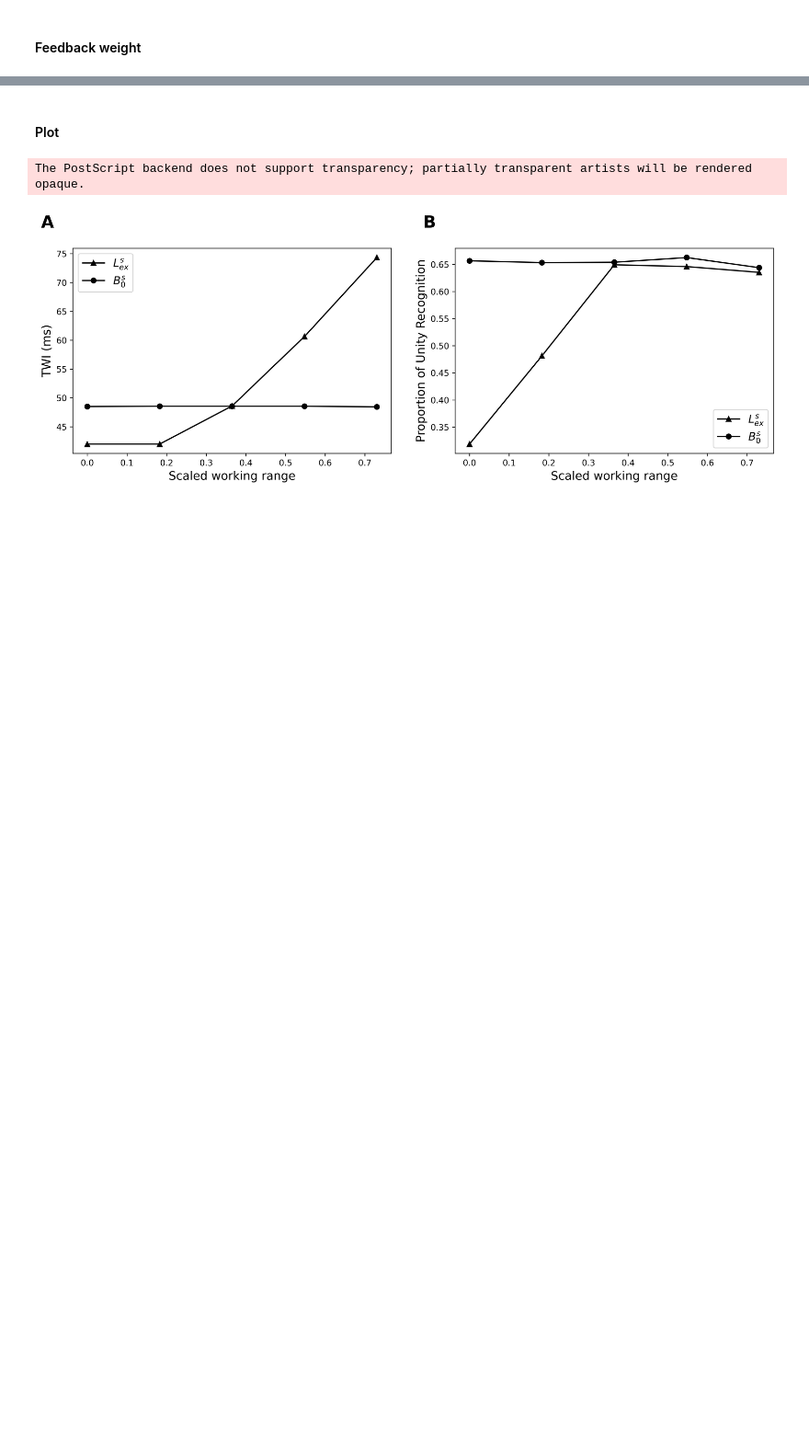
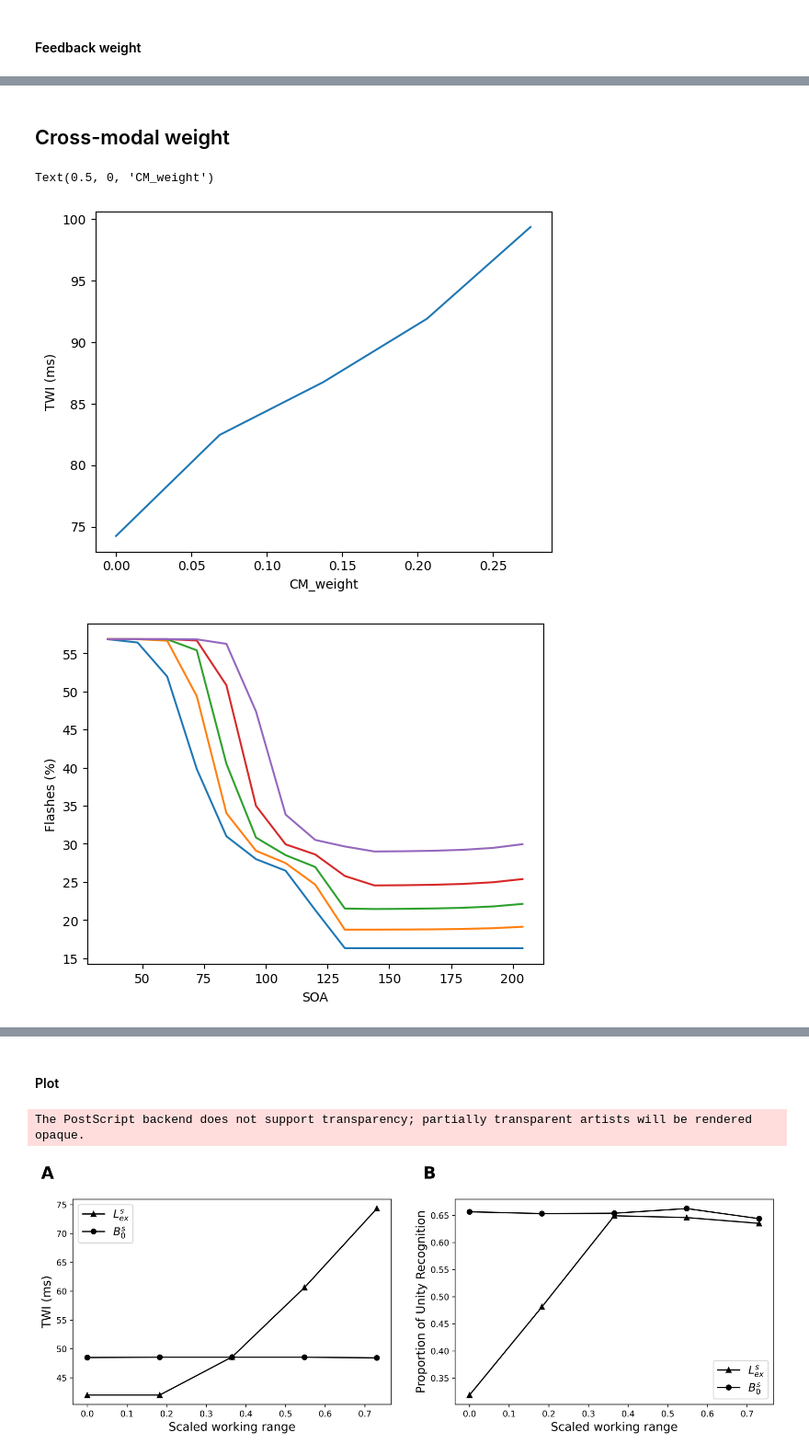
Before and after one commit to renatoparedes/SCZ_DFI_Model, a Jupyter notebook: HSPQ_Parameter_Exploration.ipynb, the cells around one changed output, grey strips where cells are left out. Shown at 92% size. Drawn from its saved outputs; the diff is of its cells as text; code cells hidden in the pictures; blank space fills up the shorter version.

```diff
--- a/HSPQ_Parameter_Exploration.ipynb
+++ b/HSPQ_Parameter_Exploration.ipynb
@@ -203,0 +284,2 @@ Text(0.5, 0, 'SOA')
+# %% [markdown]
+## Cross-modal weight
@@ -203,0 +324,19 @@ Text(0.5, 0, 'SOA')
+# %%
+plt.figure(1)
+plt.plot(cm_weight_values, tbw_per_cm_weight)
+plt.ylabel("TWI (ms)")
+plt.xlabel("CM_weight")
+
+plt.figure(2)
+plt.plot(soas, np.array(raw_model_data_per_cm_weight).T)
+plt.ylabel("Flashes (%)")
+plt.xlabel("SOA")
+
+plt.figure(3)
+plt.plot(cm_weight_values, causes_per_cm_weight)
+plt.ylabel("Proportion of Unity Recognition")
+plt.xlabel("CM_weight")
+# %% [output]
+Text(0.5, 0, 'CM_weight')
+[figure, added]
+[figure, added]
```
Also changed, not shown: parts of 8 cells of this notebook.
